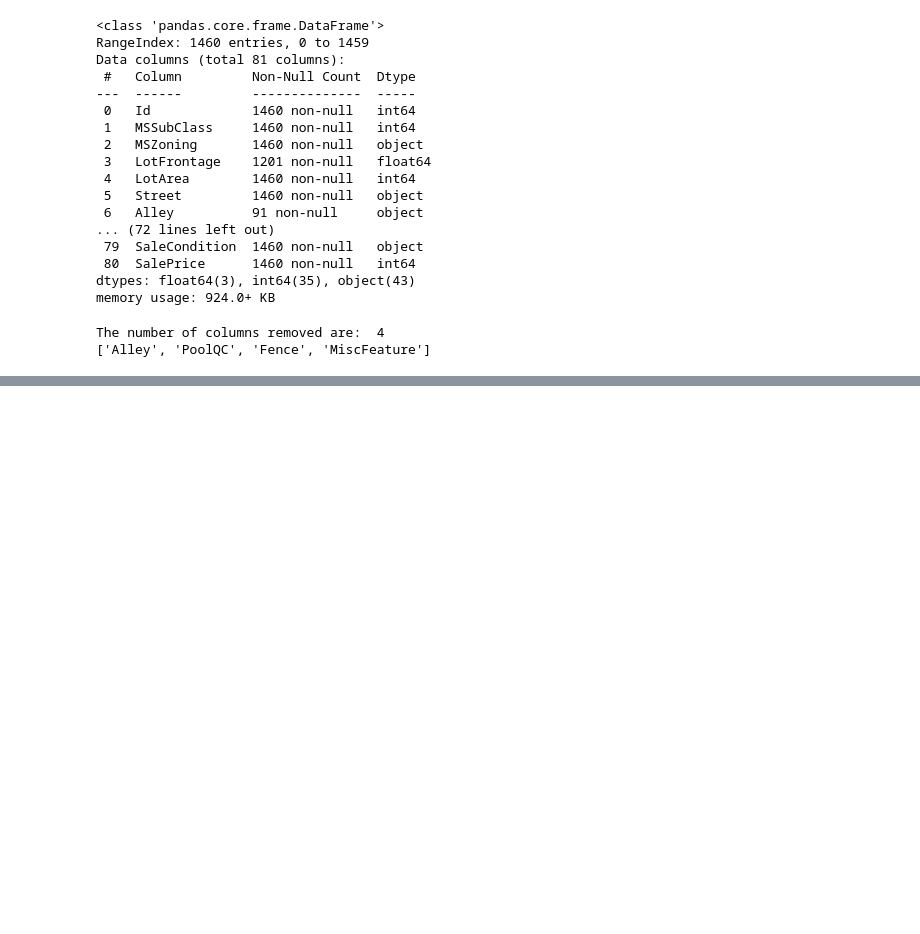
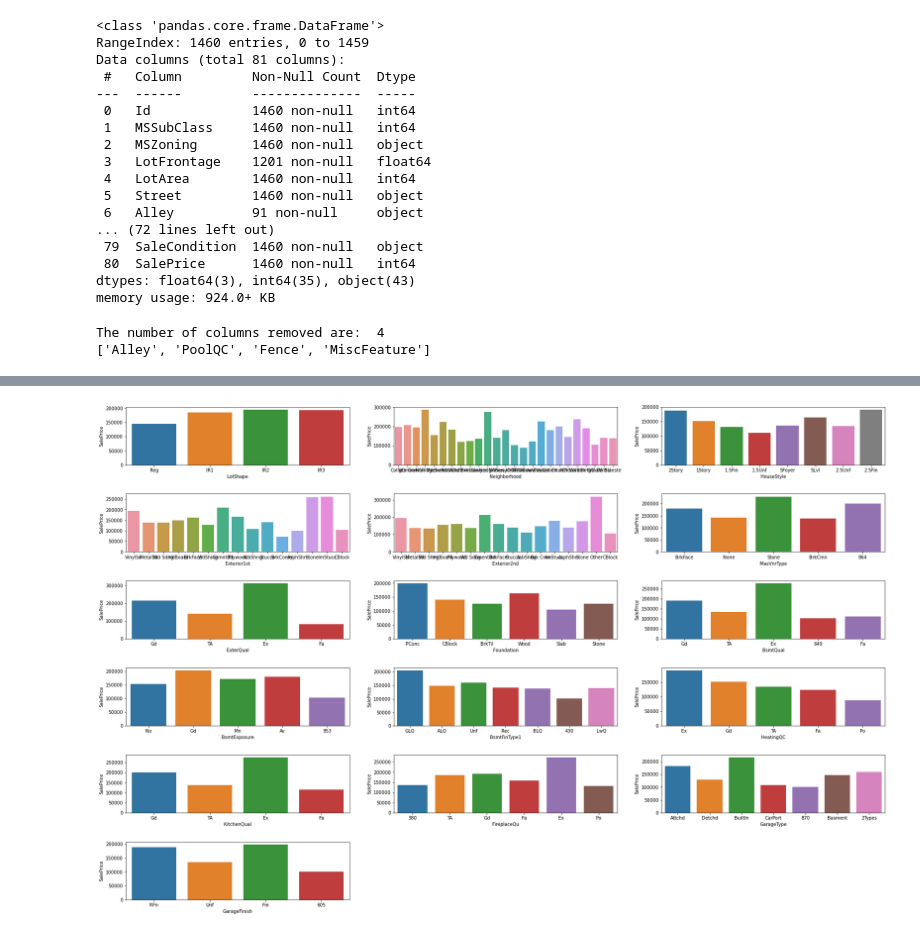
Before and after one commit to kvc0608/HousePricing, a Jupyter notebook: SurpriseHousing.ipynb, the cells around one changed output, grey strips where cells are left out. Drawn from its saved outputs; the diff is of its cells as text; code cells hidden in the pictures; blank space fills up the shorter version.

```diff
--- a/SurpriseHousing.ipynb
+++ b/SurpriseHousing.ipynb
@@ -547,0 +206,5 @@ Calculating significance of coefficients
+# %%
+# Bivariate analysis
+eda.bar_plot(data,cat_columns)
+# %% [output]
+[figure, added]
```
Also changed, not shown: parts of 64 cells of this notebook.
